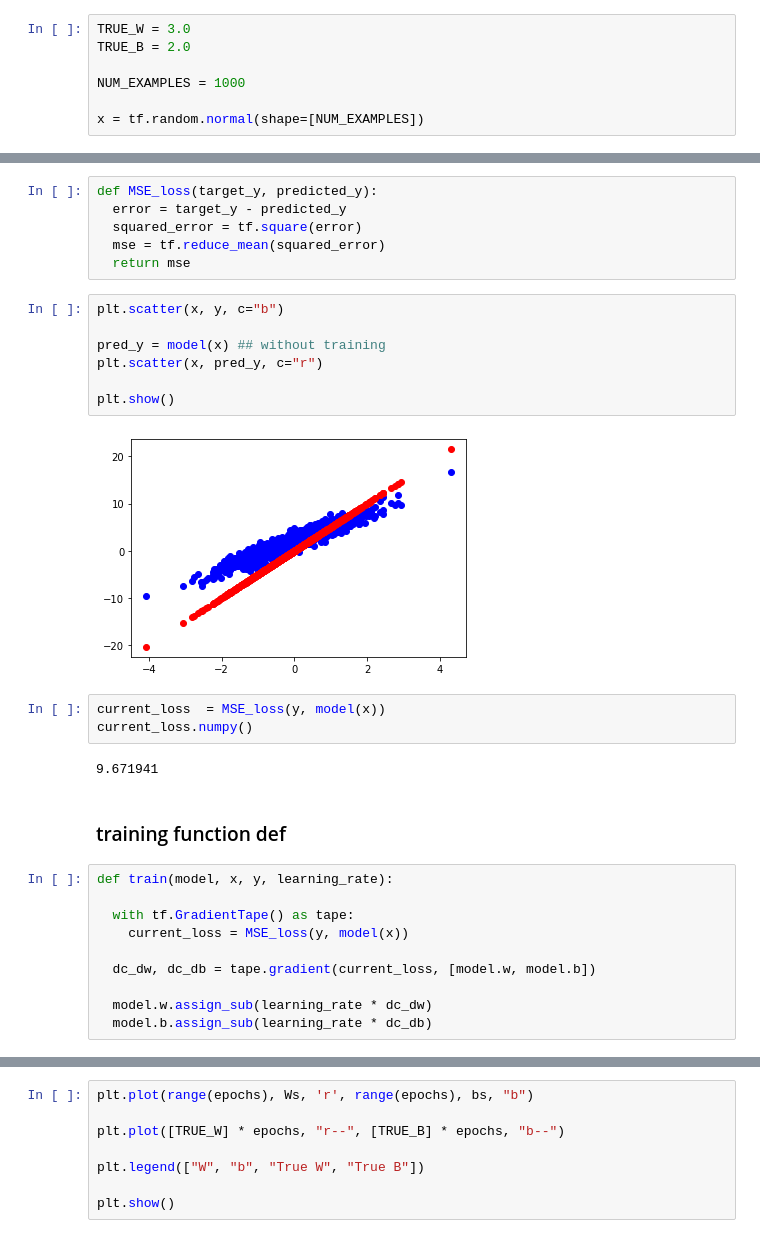
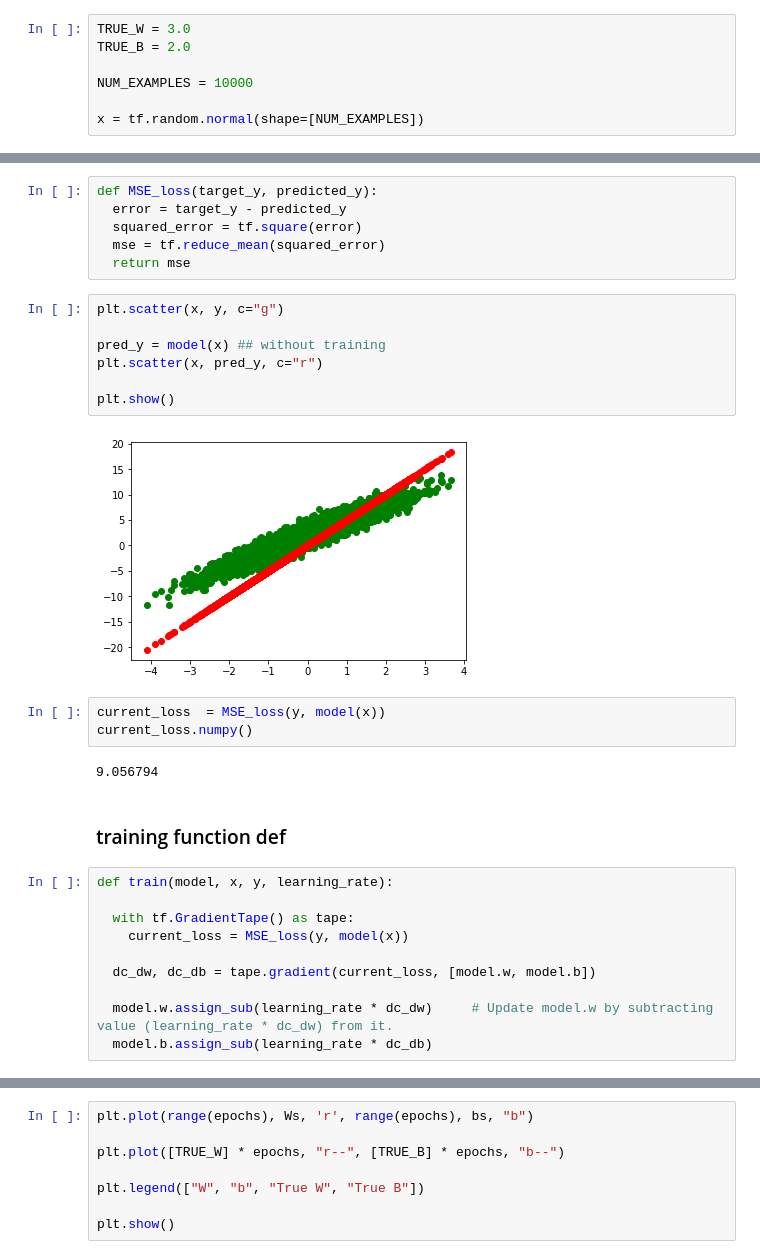
Before and after one commit to iamatul1214/tensorflow, a Jupyter notebook: Tensorflow.ipynb, the cells around one changed output, grey strips where cells are left out. Saved outputs shown, nothing was run; the diff lists cells and outputs as text.

```diff
--- a/Tensorflow.ipynb
+++ b/Tensorflow.ipynb
@@ -541,7 +609,7 @@ $f(x) = W.x + b$
 TRUE_W = 3.0
 TRUE_B = 2.0
 
-NUM_EXAMPLES = 1000
+NUM_EXAMPLES = 10000
 
 x = tf.random.normal(shape=[NUM_EXAMPLES])
 # %%
@@ -612,19 +680,19 @@ def MSE_loss(target_y, predicted_y):
   mse = tf.reduce_mean(squared_error)
   return mse
 # %%
-plt.scatter(x, y, c="b")
+plt.scatter(x, y, c="g")
 
 pred_y = model(x) ## without training
 plt.scatter(x, pred_y, c="r")
 
 plt.show()
 # %% [output]
-[figure, old version]
+[figure, new version]
 # %%
 current_loss  = MSE_loss(y, model(x))
 current_loss.numpy()
 # %% [output]
-9.671941
+9.056794
 # %% [markdown]
 ### training function def
 # %%
@@ -635,7 +703,7 @@ def train(model, x, y, learning_rate):
 
   dc_dw, dc_db = tape.gradient(current_loss, [model.w, model.b])
 
-  model.w.assign_sub(learning_rate * dc_dw)
+  model.w.assign_sub(learning_rate * dc_dw)     # Update model.w by subtracting value (learning_rate * dc_dw) from it.
   model.b.assign_sub(learning_rate * dc_db)
 # %%
 model = MyModel()
```
Also changed, not shown: parts of 35 cells of this notebook.
